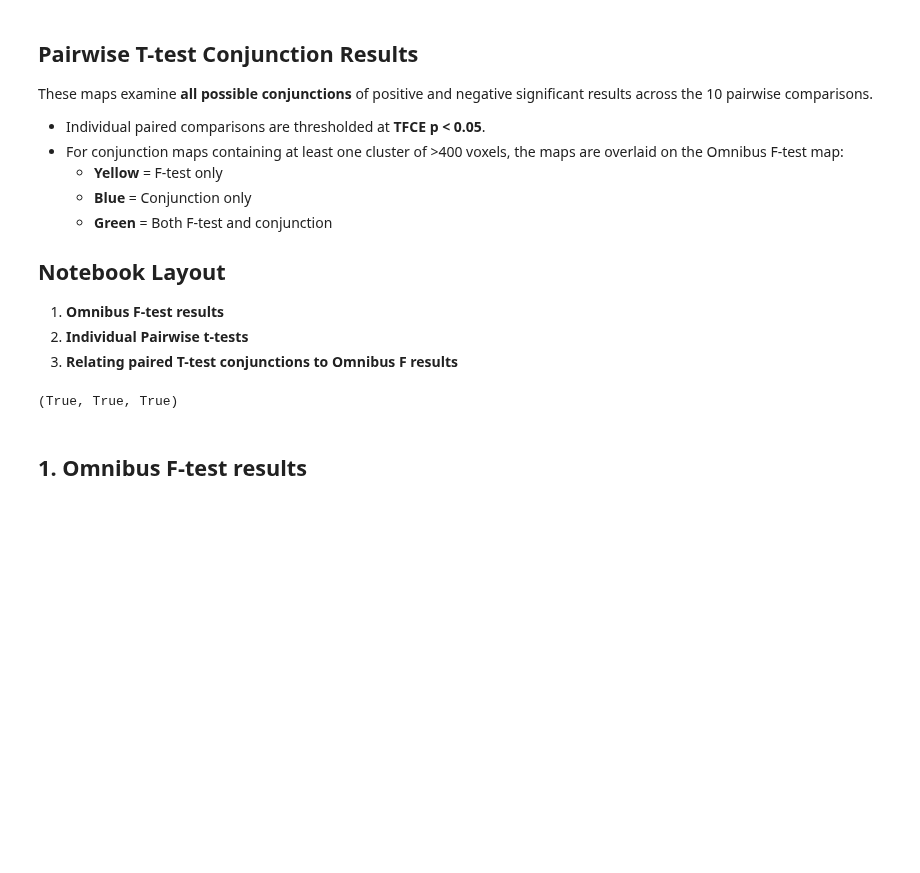
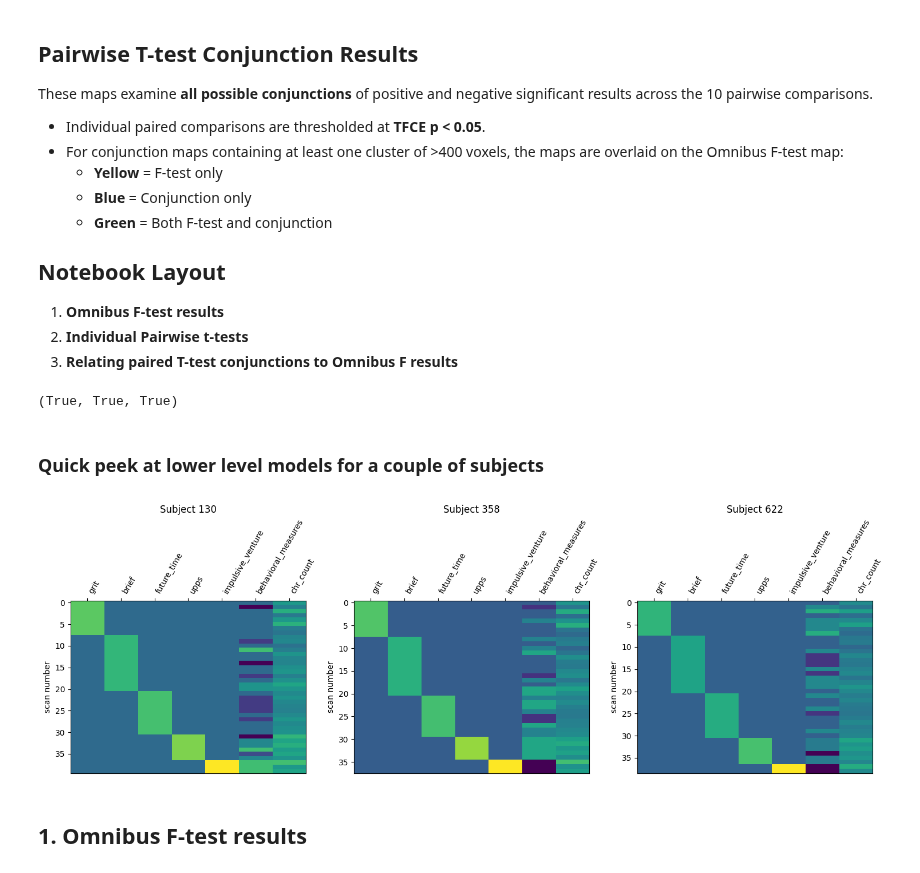
Before and after one commit to jaemonj/survey-medley-code, a Jupyter notebook: analyses/unified_model_questionnaire_average_omnibus_f/review_results_unified.ipynb, the cells around one changed output. Saved outputs shown, nothing was run; the diff lists cells and outputs as text; code cells hidden in the pictures; blank space fills up the shorter version.

```diff
--- a/analyses/unified_model_questionnaire_average_omnibus_f/review_results_unified.ipynb
+++ b/analyses/unified_model_questionnaire_average_omnibus_f/review_results_unified.ipynb
@@ -60,6 +60,31 @@ paired_outdir = outdir / 'all_paired_t_tests'
 omnibus_pmap_file.exists(), omnibus_fmap_file.exists(), paired_outdir.exists()
 # %% [output]
 (True, True, True)
+# %% [markdown]
+### Quick peek at lower level models for a couple of subjects
+# %%
+import pandas as pd
+from nilearn.plotting import plot_design_matrix
+
+outdir_win_sub_mods = outdir / 'within_subject_results'
+# %%
+sub_ids_to_check = ['130', '358', '622']
+
+fig, axes = plt.subplots(1, 3, figsize=(15, 5))
+
+for ax, sub_id in zip(axes, sub_ids_to_check):
+    desmat_file = outdir_win_sub_mods / sub_id / 'design_matrix.csv'
+    assert desmat_file.exists(), f'Design matrix file not found for subject {sub_id}'
+
+    desmat = pd.read_csv(desmat_file)
+
+    plot_design_matrix(desmat, axes=ax)
+    ax.set_title(f'Subject {sub_id}')
+
+plt.tight_layout()
+plt.show()
+# %% [output]
+[figure, added]
 # %% [markdown]
 ## 1. Omnibus F-test results
 # %%
```
Also changed, not shown: parts of 4 cells of this notebook, 1 other file.
